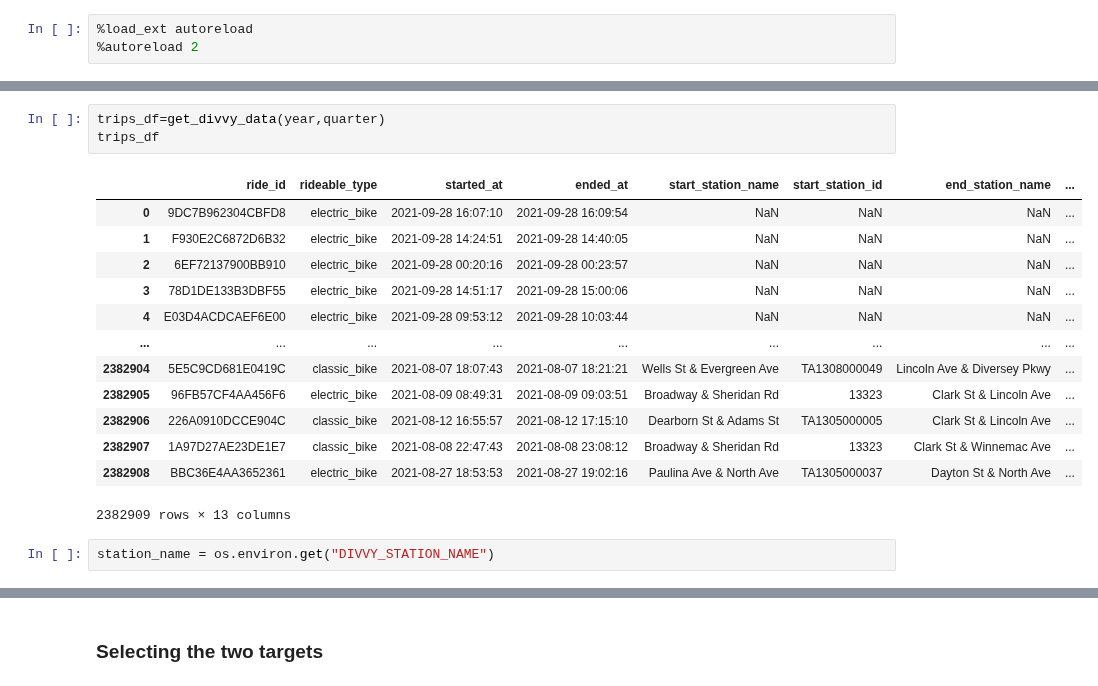
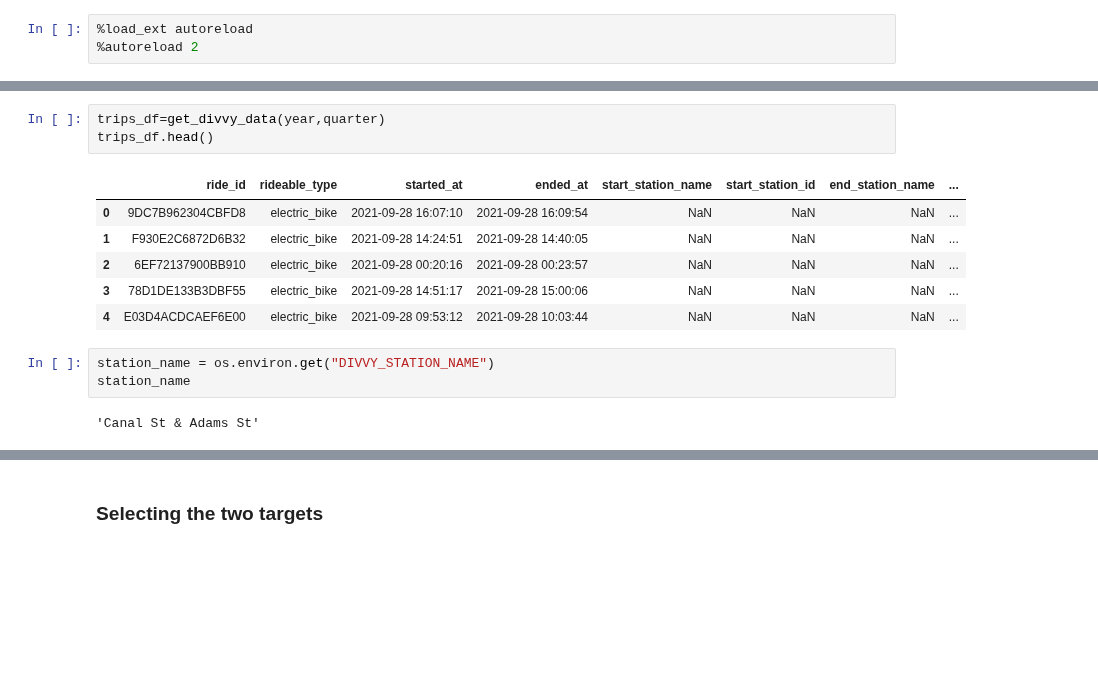
Before and after one commit to G-Dolle/DIVVY_BIKE, a Jupyter notebook: model.ipynb, the cells around one changed output, grey strips where cells are left out. Drawn from its saved outputs; the diff is of its cells as text; blank space fills up the shorter version.

```diff
--- a/model.ipynb
+++ b/model.ipynb
@@ -40,22 +37,18 @@ weather_df
 # %%
 trips_df=get_divvy_data(year,quarter)
-trips_df
+trips_df.head()
 # %% [output]
 |  | ride_id | rideable_type | started_at | ended_at | start_station_name | start_station_id | end_station_name | ... |
 | 0 | 9DC7B962304CBFD8 | electric_bike | 2021-09-28 16:07:10 | 2021-09-28 16:09:54 | NaN | NaN | NaN | ... |
 | 1 | F930E2C6872D6B32 | electric_bike | 2021-09-28 14:24:51 | 2021-09-28 14:40:05 | NaN | NaN | NaN | ... |
 | 2 | 6EF72137900BB910 | electric_bike | 2021-09-28 00:20:16 | 2021-09-28 00:23:57 | NaN | NaN | NaN | ... |
 | 3 | 78D1DE133B3DBF55 | electric_bike | 2021-09-28 14:51:17 | 2021-09-28 15:00:06 | NaN | NaN | NaN | ... |
 | 4 | E03D4ACDCAEF6E00 | electric_bike | 2021-09-28 09:53:12 | 2021-09-28 10:03:44 | NaN | NaN | NaN | ... |
-| ... | ... | ... | ... | ... | ... | ... | ... | ... |
-| 2382904 | 5E5C9CD681E0419C | classic_bike | 2021-08-07 18:07:43 | 2021-08-07 18:21:21 | Wells St & Evergreen Ave | TA1308000049 | Lincoln Ave & Diversey Pkwy | ... |
-| 2382905 | 96FB57CF4AA456F6 | electric_bike | 2021-08-09 08:49:31 | 2021-08-09 09:03:51 | Broadway & Sheridan Rd | 13323 | Clark St & Lincoln Ave | ... |
-| 2382906 | 226A0910DCCE904C | classic_bike | 2021-08-12 16:55:57 | 2021-08-12 17:15:10 | Dearborn St & Adams St | TA1305000005 | Clark St & Lincoln Ave | ... |
-| 2382907 | 1A97D27AE23DE1E7 | classic_bike | 2021-08-08 22:47:43 | 2021-08-08 23:08:12 | Broadway & Sheridan Rd | 13323 | Clark St & Winnemac Ave | ... |
-| 2382908 | BBC36E4AA3652361 | electric_bike | 2021-08-27 18:53:53 | 2021-08-27 19:02:16 | Paulina Ave & North Ave | TA1305000037 | Dayton St & North Ave | ... |
-2382909 rows × 13 columns
 # %%
 station_name = os.environ.get("DIVVY_STATION_NAME")
+station_name
+# %% [output]
+'Canal St & Adams St'
 # %%
 clean_divvy_df = cleaning_divvy(trips_df,station_name)
 clean_weather_df = weather_cleaning(weather_df)
```
Also changed, not shown: parts of 58 cells of this notebook, 14 other files.
